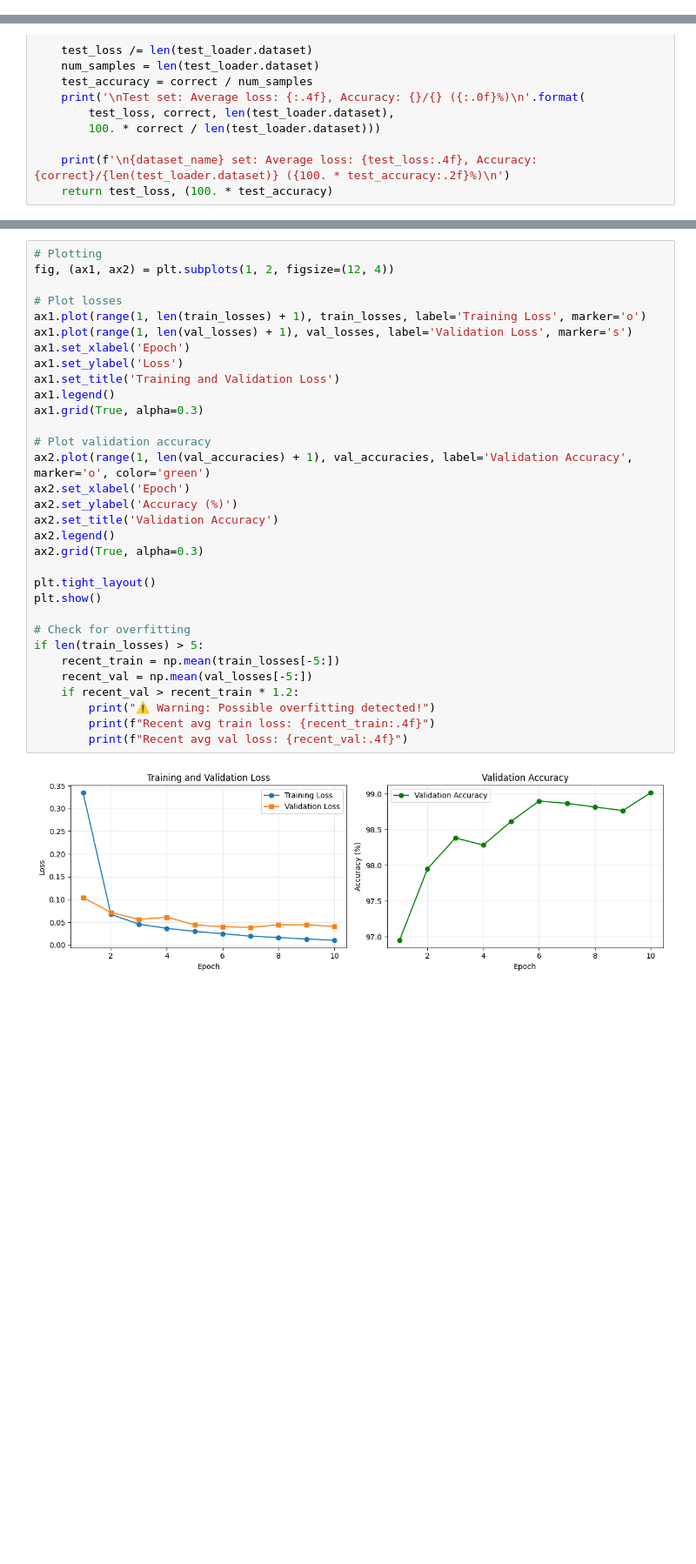
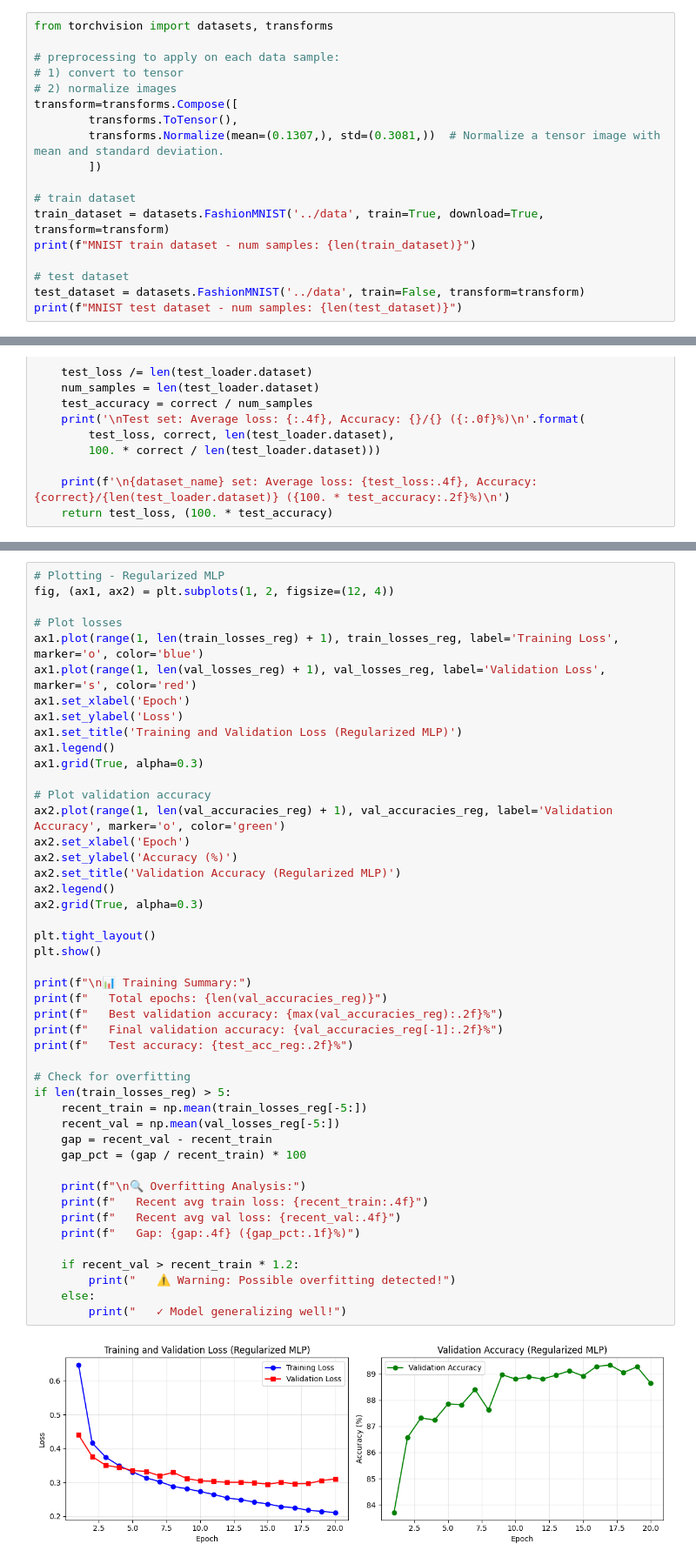
Before and after one commit to ghMellow/polito-mlvm, a Jupyter notebook: Lab1/Hyper-parameter_tuning.ipynb, the cells around one changed output, grey strips where cells are left out. Shown at 87% size. Saved outputs shown, nothing was run; the diff lists cells and outputs as text; blank space fills up the shorter version.

```diff
--- a/Lab1/Hyper-parameter_tuning.ipynb
+++ b/Lab1/Hyper-parameter_tuning.ipynb
@@ -10,0 +11,18 @@ Implementazione minimalista: si ferma quando la validation loss smette di miglio
+# %%
+from torchvision import datasets, transforms
+
+# preprocessing to apply on each data sample:
+# 1) convert to tensor
+# 2) normalize images
+transform=transforms.Compose([
+        transforms.ToTensor(),
+        transforms.Normalize(mean=(0.1307,), std=(0.3081,))  # Normalize a tensor image with mean and standard deviation.
+        ])
+
+# train dataset
+train_dataset = datasets.FashionMNIST('../data', train=True, download=True, transform=transform)
+print(f"MNIST train dataset - num samples: {len(train_dataset)}")
+
+# test dataset
+test_dataset = datasets.FashionMNIST('../data', train=False, transform=transform)
+print(f"MNIST test dataset - num samples: {len(test_dataset)}")
@@ -497,34 +518,48 @@ Wall time: 46.4 s
 # %%
-# Plotting
+# Plotting - Regularized MLP
 fig, (ax1, ax2) = plt.subplots(1, 2, figsize=(12, 4))
 
 # Plot losses
-ax1.plot(range(1, len(train_losses) + 1), train_losses, label='Training Loss', marker='o')
-ax1.plot(range(1, len(val_losses) + 1), val_losses, label='Validation Loss', marker='s')
+ax1.plot(range(1, len(train_losses_reg) + 1), train_losses_reg, label='Training Loss', marker='o', color='blue')
+ax1.plot(range(1, len(val_losses_reg) + 1), val_losses_reg, label='Validation Loss', marker='s', color='red')
 ax1.set_xlabel('Epoch')
 ax1.set_ylabel('Loss')
-ax1.set_title('Training and Validation Loss')
+ax1.set_title('Training and Validation Loss (Regularized MLP)')
 ax1.legend()
 ax1.grid(True, alpha=0.3)
 
 # Plot validation accuracy
-ax2.plot(range(1, len(val_accuracies) + 1), val_accuracies, label='Validation Accuracy', marker='o', color='green')
+ax2.plot(range(1, len(val_accuracies_reg) + 1), val_accuracies_reg, label='Validation Accuracy', marker='o', color='green')
 ax2.set_xlabel('Epoch')
 ax2.set_ylabel('Accuracy (%)')
-ax2.set_title('Validation Accuracy')
+ax2.set_title('Validation Accuracy (Regularized MLP)')
 ax2.legend()
 ax2.grid(True, alpha=0.3)
 
 plt.tight_layout()
 plt.show()
 
+print(f"\n📊 Training Summary:")
+print(f"   Total epochs: {len(val_accuracies_reg)}")
+print(f"   Best validation accuracy: {max(val_accuracies_reg):.2f}%")
+print(f"   Final validation accuracy: {val_accuracies_reg[-1]:.2f}%")
+print(f"   Test accuracy: {test_acc_reg:.2f}%")
+
 # Check for overfitting
-if len(train_losses) > 5:
-    recent_train = np.mean(train_losses[-5:])
-    recent_val = np.mean(val_losses[-5:])
+if len(train_losses_reg) > 5:
+    recent_train = np.mean(train_losses_reg[-5:])
+    recent_val = np.mean(val_losses_reg[-5:])
+    gap = recent_val - recent_train
+    gap_pct = (gap / recent_train) * 100
+
+    print(f"\n🔍 Overfitting Analysis:")
+    print(f"   Recent avg train loss: {recent_train:.4f}")
+    print(f"   Recent avg val loss: {recent_val:.4f}")
+    print(f"   Gap: {gap:.4f} ({gap_pct:.1f}%)")
+
     if recent_val > recent_train * 1.2:
-        print("⚠️ Warning: Possible overfitting detected!")
-        print(f"Recent avg train loss: {recent_train:.4f}")
-        print(f"Recent avg val loss: {recent_val:.4f}")
+        print("   ⚠️ Warning: Possible overfitting detected!")
+    else:
+        print("   ✓ Model generalizing well!")
 # %% [output]
-[figure, old version]
+[figure, new version]
```
Also changed, not shown: parts of 61 cells of this notebook, 3 other files.
